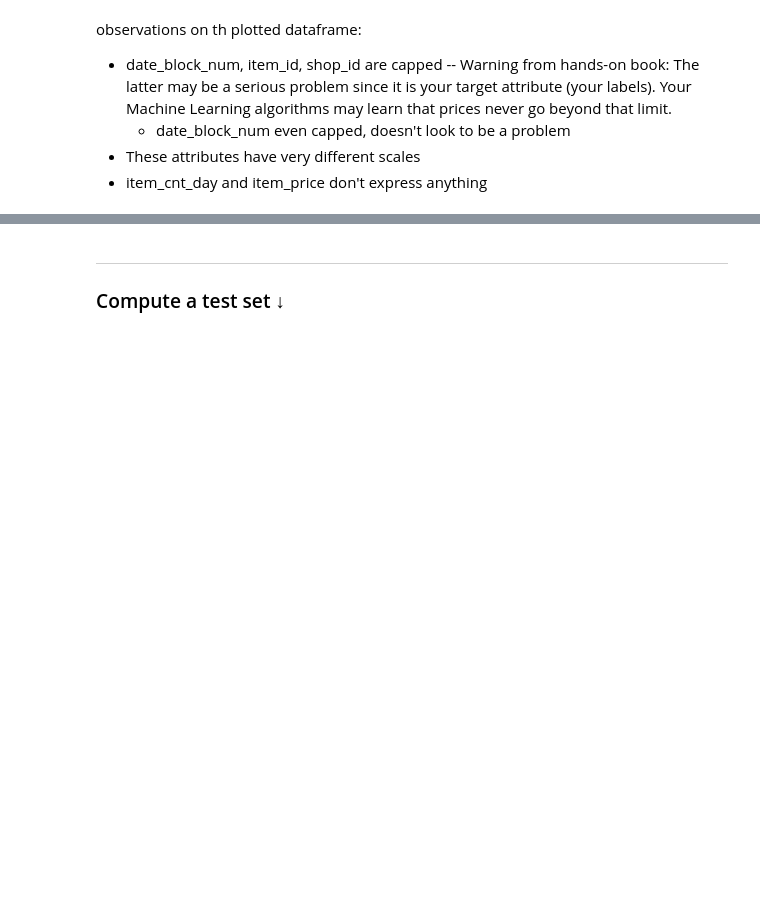
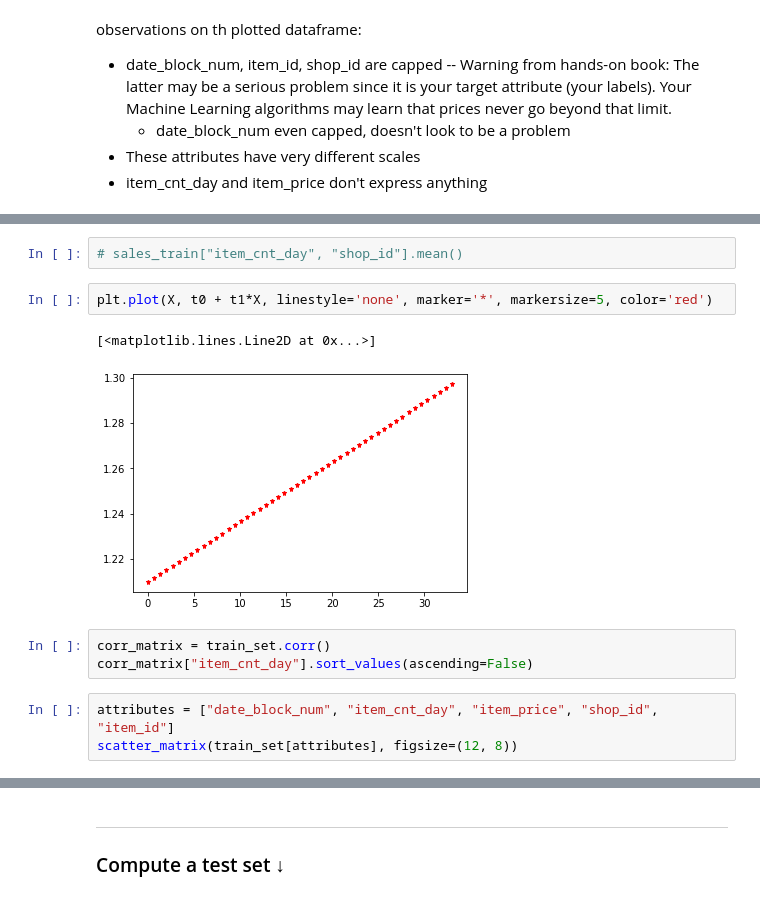
Before and after one commit to nyculescu/kaggle__competitive_data_science_predict_future_sales, a Jupyter notebook: 01_kernel_nb.ipynb, the cells around one changed output, grey strips where cells are left out. Drawn from its saved outputs; the diff is of its cells as text; blank space fills up the shorter version.

```diff
--- a/01_kernel_nb.ipynb
+++ b/01_kernel_nb.ipynb
@@ -120,0 +226,13 @@ observations on th plotted dataframe:
+# %%
+# sales_train["item_cnt_day", "shop_id"].mean()
+# %%
+plt.plot(X, t0 + t1*X, linestyle='none', marker='*', markersize=5, color='red')
+# %% [output]
+[<matplotlib.lines.Line2D at 0x...>]
+[figure, added]
+# %%
+corr_matrix = train_set.corr()
+corr_matrix["item_cnt_day"].sort_values(ascending=False)
+# %%
+attributes = ["date_block_num", "item_cnt_day", "item_price", "shop_id", "item_id"]
+scatter_matrix(train_set[attributes], figsize=(12, 8))
```
Also changed, not shown: parts of 46 cells of this notebook.
